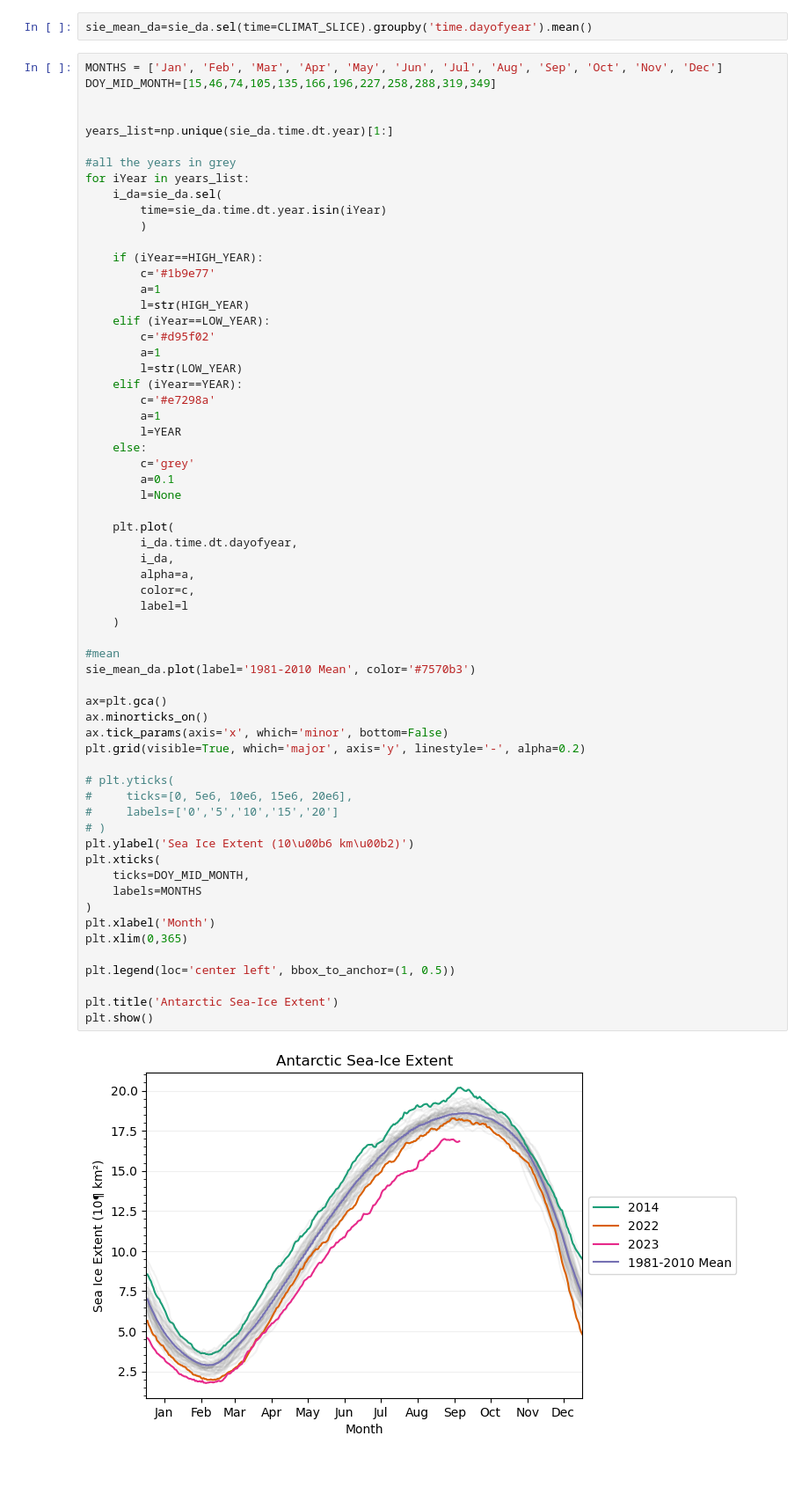
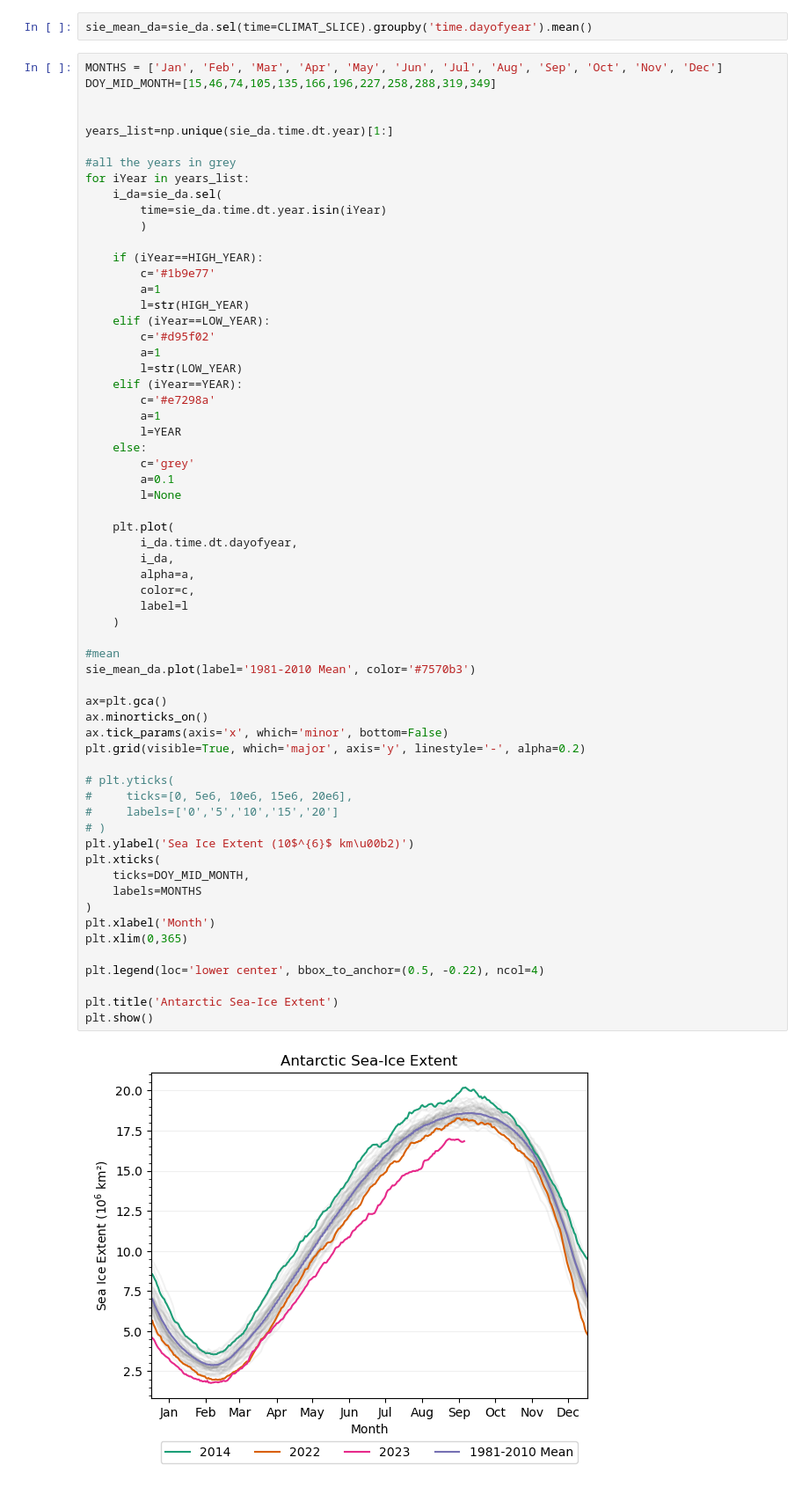
Before and after one commit to anton-seaice/sea-ice-plots, a Jupyter notebook: sea_ice_extent.ipynb, the cells around one changed output. Shown at 88% size. Drawn from its saved outputs; the diff is of its cells as text.

```diff
--- a/sea_ice_extent.ipynb
+++ b/sea_ice_extent.ipynb
@@ -93,33 +93,33 @@ for iYear in years_list:
         i_da.time.dt.dayofyear,
         i_da,
         alpha=a,
         color=c,
         label=l
     )
 
 #mean
 sie_mean_da.plot(label='1981-2010 Mean', color='#7570b3')
 
 ax=plt.gca()
 ax.minorticks_on()
 ax.tick_params(axis='x', which='minor', bottom=False)
 plt.grid(visible=True, which='major', axis='y', linestyle='-', alpha=0.2)
 
 # plt.yticks(
 #     ticks=[0, 5e6, 10e6, 15e6, 20e6],
 #     labels=['0','5','10','15','20']
 # )
-plt.ylabel('Sea Ice Extent (10\u00b6 km\u00b2)')
+plt.ylabel('Sea Ice Extent (10$^{6}$ km\u00b2)')
 plt.xticks(
     ticks=DOY_MID_MONTH,
     labels=MONTHS
 )
 plt.xlabel('Month')
 plt.xlim(0,365)
 
-plt.legend(loc='center left', bbox_to_anchor=(1, 0.5))
+plt.legend(loc='lower center', bbox_to_anchor=(0.5, -0.22), ncol=4)
 
 plt.title('Antarctic Sea-Ice Extent')
 plt.show()
 # %% [output]
-[figure, old version]
+[figure, new version]
```
Also changed, not shown: 1 other file.
